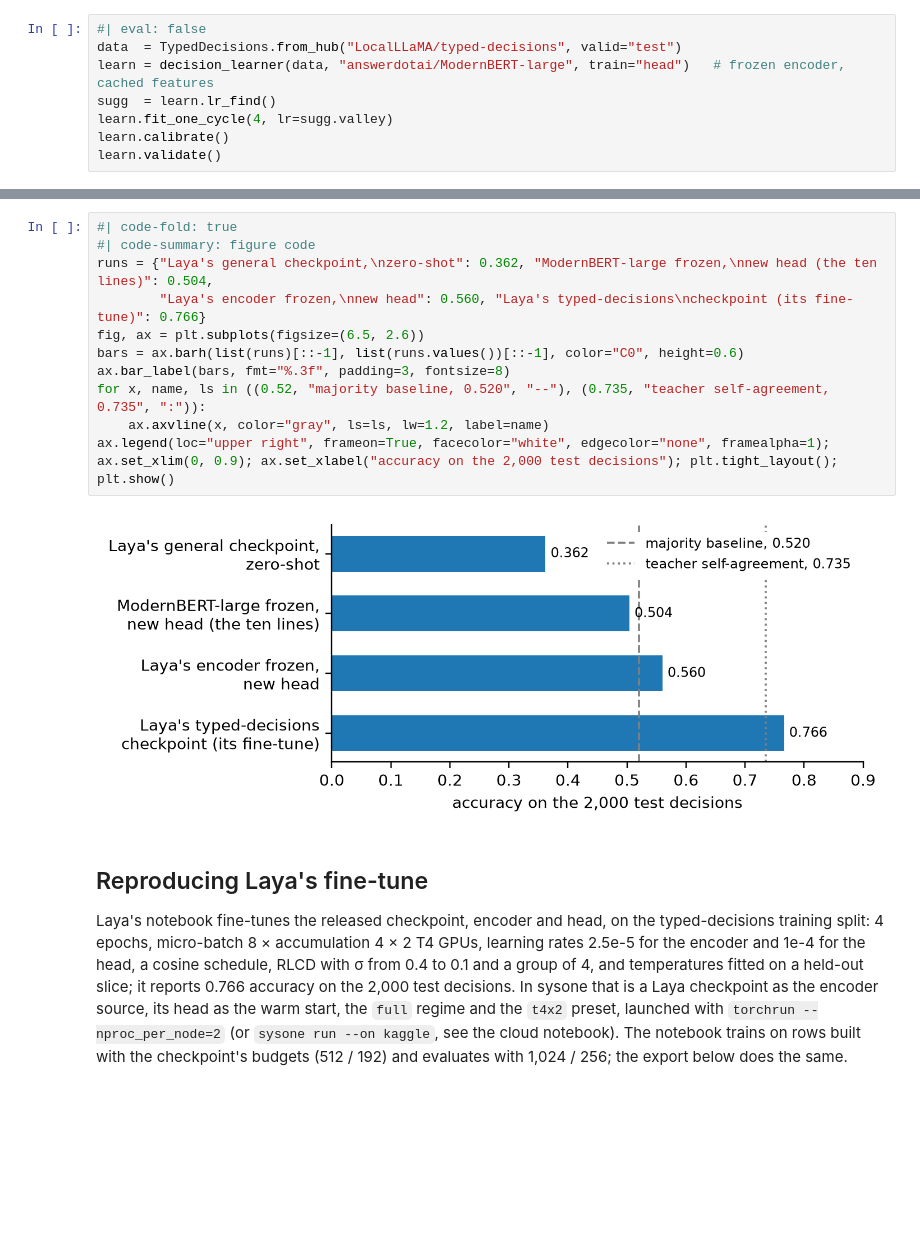
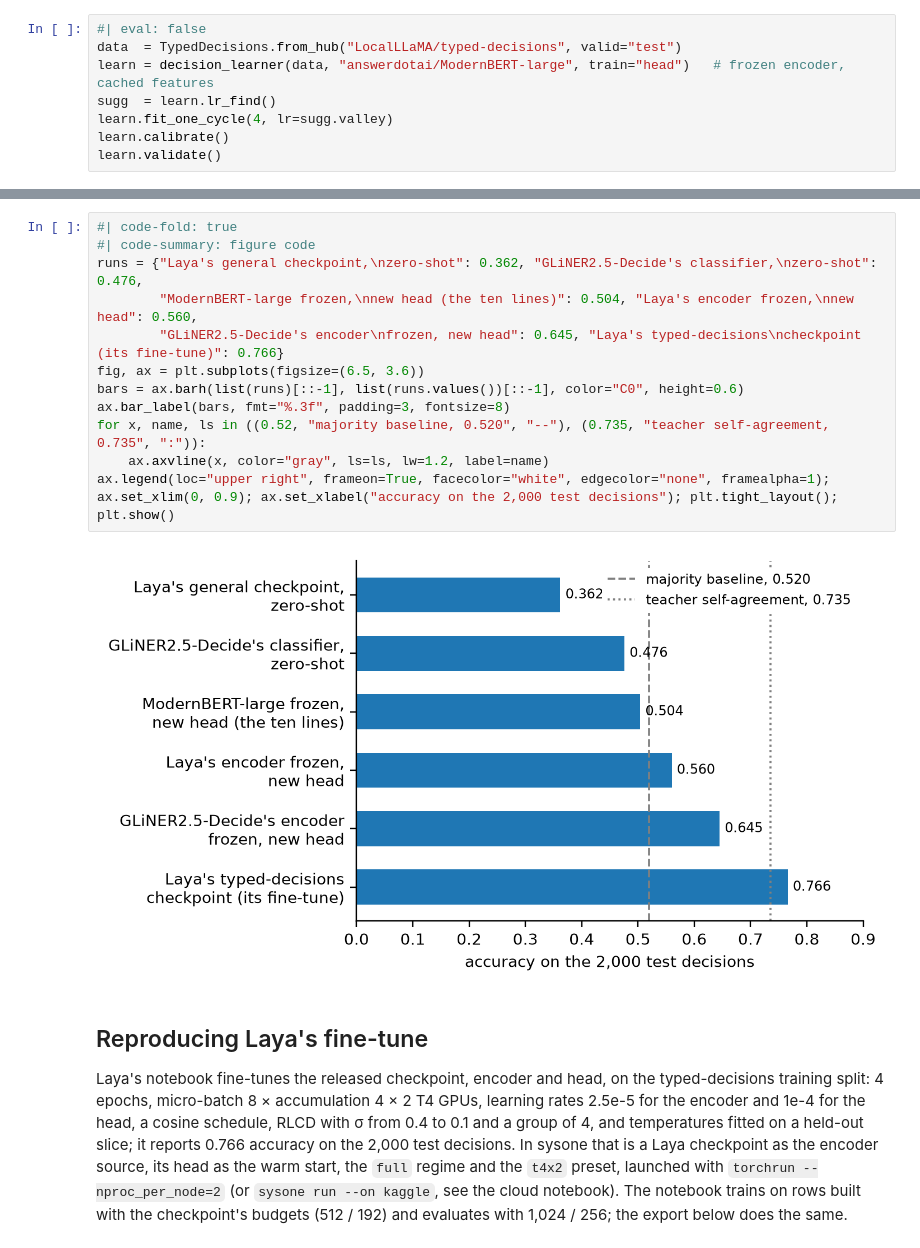
Before and after one commit to sgaseretto/sysonelib, a Jupyter notebook: nbs/10_text.ipynb, the cells around one changed output, grey strips where cells are left out. Saved outputs shown, nothing was run; the diff lists cells and outputs as text; blank space fills up the shorter version.

```diff
--- a/nbs/10_text.ipynb
+++ b/nbs/10_text.ipynb
@@ -142,16 +144,17 @@ The four runs against the dataset card's two landmarks, the majority baseline (t
 # %%
 #| code-fold: true
 #| code-summary: figure code
-runs = {"Laya's general checkpoint,\nzero-shot": 0.362, "ModernBERT-large frozen,\nnew head (the ten lines)": 0.504,
-        "Laya's encoder frozen,\nnew head": 0.560, "Laya's typed-decisions\ncheckpoint (its fine-tune)": 0.766}
-fig, ax = plt.subplots(figsize=(6.5, 2.6))
+runs = {"Laya's general checkpoint,\nzero-shot": 0.362, "GLiNER2.5-Decide's classifier,\nzero-shot": 0.476,
+        "ModernBERT-large frozen,\nnew head (the ten lines)": 0.504, "Laya's encoder frozen,\nnew head": 0.560,
+        "GLiNER2.5-Decide's encoder\nfrozen, new head": 0.645, "Laya's typed-decisions\ncheckpoint (its fine-tune)": 0.766}
+fig, ax = plt.subplots(figsize=(6.5, 3.6))
 bars = ax.barh(list(runs)[::-1], list(runs.values())[::-1], color="C0", height=0.6)
 ax.bar_label(bars, fmt="%.3f", padding=3, fontsize=8)
 for x, name, ls in ((0.52, "majority baseline, 0.520", "--"), (0.735, "teacher self-agreement, 0.735", ":")):
     ax.axvline(x, color="gray", ls=ls, lw=1.2, label=name)
 ax.legend(loc="upper right", frameon=True, facecolor="white", edgecolor="none", framealpha=1); ax.set_xlim(0, 0.9); ax.set_xlabel("accuracy on the 2,000 test decisions"); plt.tight_layout(); plt.show()
 # %% [output]
-[figure, old version]
+[figure, new version]
 # %% [markdown]
 ## Reproducing Laya's fine-tune
 
```
Also changed, not shown: parts of 3 cells of this notebook, 9 other files.
